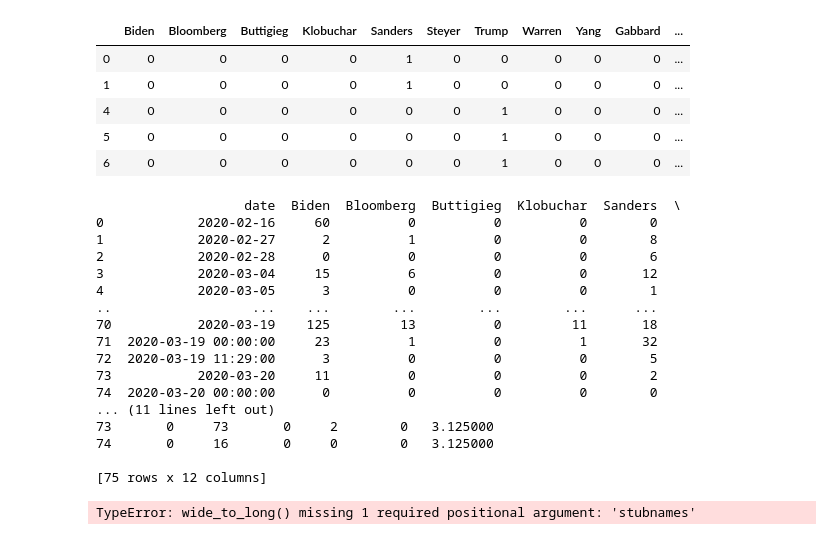
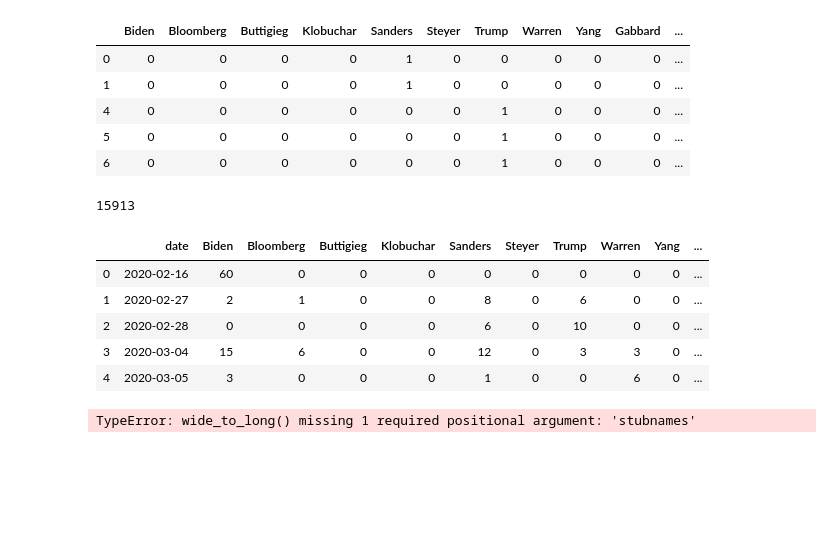
Before and after one commit to MarinaWyss/Hertie-NLP-Python-Project, a Jupyter notebook: 4_Sentiment Analysis.ipynb, the cells around one changed output. Saved outputs shown, nothing was run; the diff lists cells and outputs as text; code cells hidden in the pictures; blank space fills up the shorter version.

```diff
--- a/4_Sentiment Analysis.ipynb
+++ b/4_Sentiment Analysis.ipynb
@@ -704,3 +704,7 @@ candidate_per_day.head()
 | 4 | 0 | 0 | 0 | 0 | 0 | 0 | 1 | 0 | 0 | 0 | ... |
 | 5 | 0 | 0 | 0 | 0 | 0 | 0 | 1 | 0 | 0 | 0 | ... |
 | 6 | 0 | 0 | 0 | 0 | 0 | 0 | 1 | 0 | 0 | 0 | ... |
+# %%
+print(len(candidate_per_day))
+# %% [output]
+15913
@@ -709,36 +719,25 @@ date_grouped = candidate_per_day.groupby(['date'])
 # %%
 date_grouped = candidate_per_day.groupby('date').agg({'Biden':'sum',
                                                      'Bloomberg':'sum',
                                                      'Buttigieg':'sum',
                                                      'Klobuchar':'sum',
                                                      'Sanders':'sum',
                                                      'Steyer':'sum',
                                                      'Trump':'sum',
                                                      'Warren':'sum',
                                                      'Yang':'sum',
                                                      'Gabbard':'sum',
                                                      'sentiment':'mean'})
 
 date_grouped.reset_index(inplace = True)
-print(date_grouped)
+date_grouped.head()
 # %% [output]
-                   date  Biden  Bloomberg  Buttigieg  Klobuchar  Sanders  \
-0            2020-02-16     60          0          0          0        0
-1            2020-02-27      2          1          0          0        8
-2            2020-02-28      0          0          0          0        6
-3            2020-03-04     15          6          0          0       12
-4            2020-03-05      3          0          0          0        1
-..                  ...    ...        ...        ...        ...      ...
-70           2020-03-19    125         13          0         11       18
-71  2020-03-19 00:00:00     23          1          0          1       32
-72  2020-03-19 11:29:00      3          0          0          0        5
-73           2020-03-20     11          0          0          0        2
-74  2020-03-20 00:00:00      0          0          0          0        0
-... (11 lines left out)
-73       0     73       0     2        0   3.125000
-74       0     16       0     0        0   3.125000
-
-[75 rows x 12 columns]
+|  | date | Biden | Bloomberg | Buttigieg | Klobuchar | Sanders | Steyer | Trump | Warren | Yang | ... |
+| 0 | 2020-02-16 | 60 | 0 | 0 | 0 | 0 | 0 | 0 | 0 | 0 | ... |
+| 1 | 2020-02-27 | 2 | 1 | 0 | 0 | 8 | 0 | 6 | 0 | 0 | ... |
+| 2 | 2020-02-28 | 0 | 0 | 0 | 0 | 6 | 0 | 10 | 0 | 0 | ... |
+| 3 | 2020-03-04 | 15 | 6 | 0 | 0 | 12 | 0 | 3 | 3 | 0 | ... |
+| 4 | 2020-03-05 | 3 | 0 | 0 | 0 | 1 | 0 | 0 | 6 | 0 | ... |
 # %%
 date_long = pd.wide_to_long(date_grouped, stubnames= , i='candidate', j='date')
 # %% [output]
```
Also changed, not shown: parts of 1 cell of this notebook.
